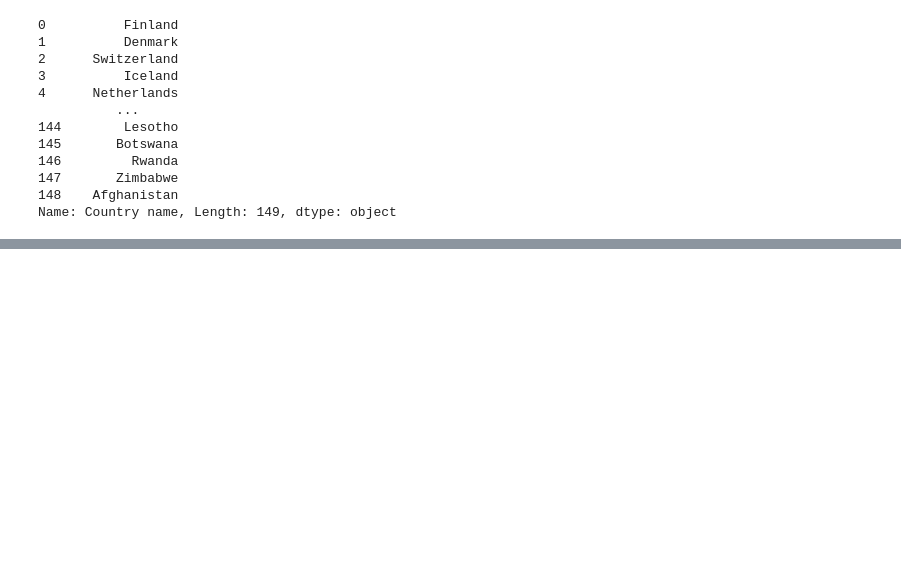
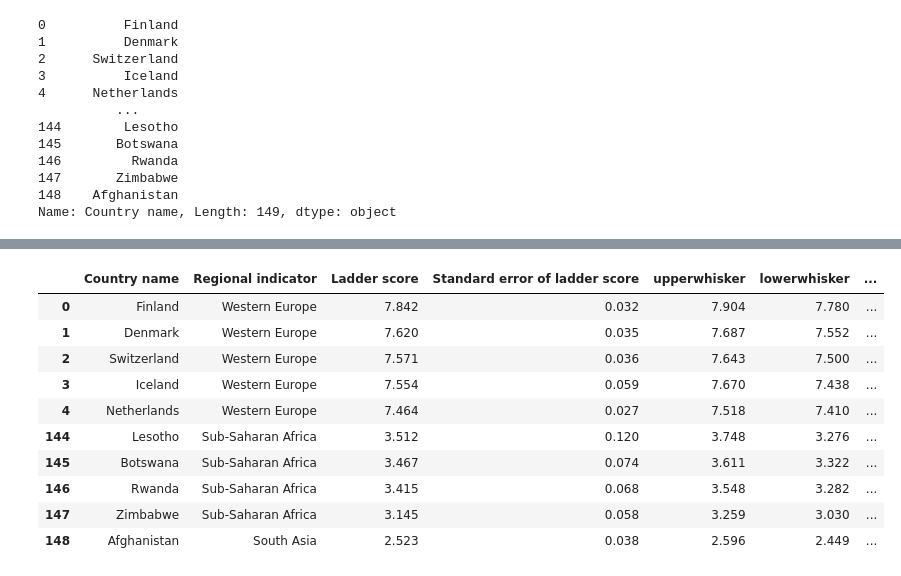
Before and after one commit to Heegu-han/AI, a Jupyter notebook: day_12/day_12.ipynb, the cells around one changed output, grey strips where cells are left out. Drawn from its saved outputs; the diff is of its cells as text; code cells hidden in the pictures; blank space fills up the shorter version.

```diff
--- a/day_12/day_12.ipynb
+++ b/day_12/day_12.ipynb
@@ -242,0 +249,14 @@ for i in range(149):
+# %%
+data.iloc[list(range(5))+list(range(-5,0))]
+# %% [output]
+|  | Country name | Regional indicator | Ladder score | Standard error of ladder score | upperwhisker | lowerwhisker | ... |
+| 0 | Finland | Western Europe | 7.842 | 0.032 | 7.904 | 7.780 | ... |
+| 1 | Denmark | Western Europe | 7.620 | 0.035 | 7.687 | 7.552 | ... |
+| 2 | Switzerland | Western Europe | 7.571 | 0.036 | 7.643 | 7.500 | ... |
+| 3 | Iceland | Western Europe | 7.554 | 0.059 | 7.670 | 7.438 | ... |
+| 4 | Netherlands | Western Europe | 7.464 | 0.027 | 7.518 | 7.410 | ... |
+| 144 | Lesotho | Sub-Saharan Africa | 3.512 | 0.120 | 3.748 | 3.276 | ... |
+| 145 | Botswana | Sub-Saharan Africa | 3.467 | 0.074 | 3.611 | 3.322 | ... |
+| 146 | Rwanda | Sub-Saharan Africa | 3.415 | 0.068 | 3.548 | 3.282 | ... |
+| 147 | Zimbabwe | Sub-Saharan Africa | 3.145 | 0.058 | 3.259 | 3.030 | ... |
+| 148 | Afghanistan | South Asia | 2.523 | 0.038 | 2.596 | 2.449 | ... |
```
Also changed, not shown: parts of 13 cells of this notebook.
